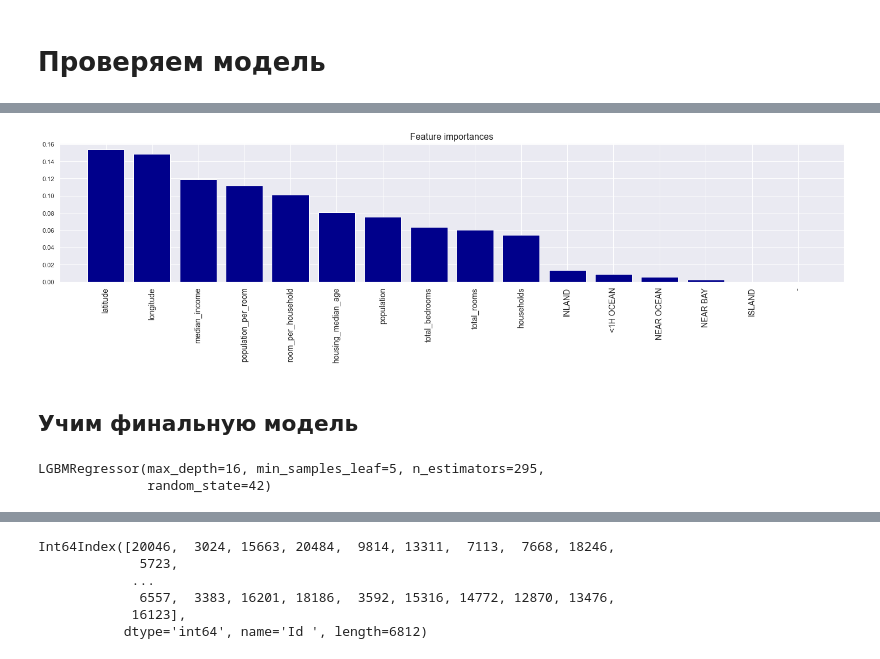
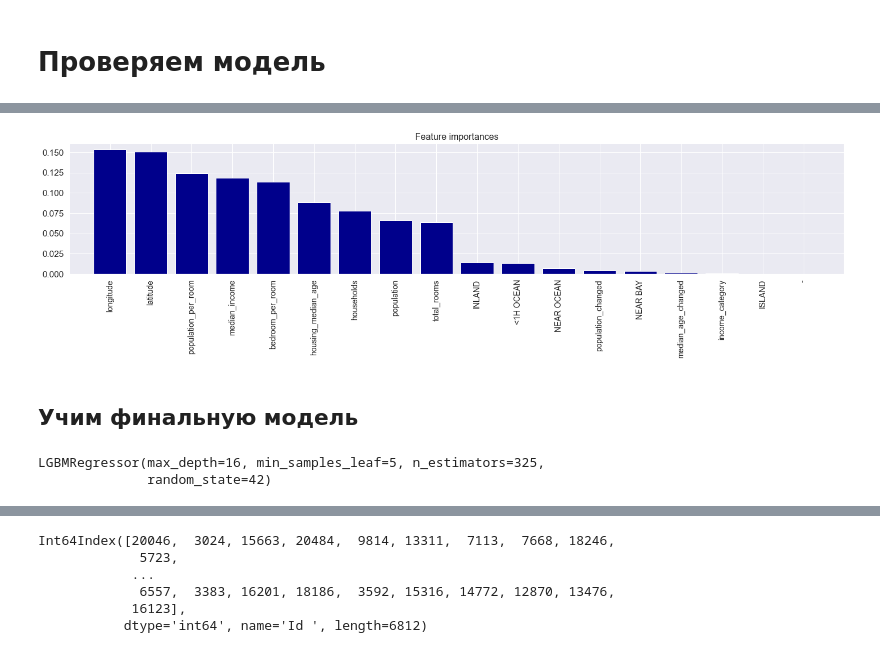
Before and after one commit to Maximrez/ITAcademySamsung, a Jupyter notebook: Predication_house_price.ipynb, the cells around one changed output, grey strips where cells are left out. Drawn from its saved outputs; the diff is of its cells as text; code cells hidden in the pictures.

```diff
--- a/Predication_house_price.ipynb
+++ b/Predication_house_price.ipynb
@@ -361,12 +452,10 @@ Index(['longitude', 'latitude', 'housing_median_age', 'total_rooms',
 # %%
-remain_features = ['longitude', 'latitude', 'housing_median_age', 'total_rooms',
-       'total_bedrooms', 'population', 'households', 'median_income', 'population_per_room', '-', '<1H OCEAN', 'INLAND',
-       'ISLAND', 'NEAR BAY', 'NEAR OCEAN', 'room_per_household']
+remain_features = ['longitude', 'latitude', 'housing_median_age', 'total_rooms', 'population', 'households', 'median_income', '-', '<1H OCEAN', 'INLAND', 'ISLAND', 'NEAR BAY', 'NEAR OCEAN', 'population_per_room', 'median_age_changed', 'population_changed', 'income_category', 'bedroom_per_room']
 
-X = X[remain_features]
-X_final = X_final[remain_features]
+X1 = X[remain_features]
+X1_final = X_final[remain_features]
 # %%
-X_train, X_test, y_train, y_test = train_test_split(X, y, test_size=0.3, random_state=42)
+X_train, X_test, y_train, y_test = train_test_split(X1, y, test_size=0.3, random_state=42)
 # %%
 maximum = 0
 maxi = 0
@@ -380,7 +469,12 @@ for i in range(10, 21, 1):
                  n_estimators=k,
                  random_state=42)
         model.fit(X_train, y_train)
+
         y_pred_test = model.predict(X_test)
+        for j in range(len(y_pred_test)):
+            if y_pred_test[j] > 500000:
+                y_pred_test[j] = 500001
+
         score = r2(y_test['median_house_value'], y_pred_test)
         if score > maximum:
             maximum = score
@@ -394,7 +506,7 @@ print(f"score: {maximum}")
 # %%
 model = LGBMRegressor(max_depth=16,
                              min_samples_leaf=5,
-                             n_estimators=295,
+                             n_estimators=325,
                              random_state=42)
 model.fit(X_train, y_train)
 # %% [output]
@@ -416,11 +528,11 @@ MSE:    2200677571.374
 # %%
-plot_feature_importances(importances = model.feature_importances_, X=X)
+plot_feature_importances(importances = model.feature_importances_, X=X1)
 # %% [output]
-[figure, old version]
+[figure, new version]
 # %% [markdown]
 ## Учим финальную модель
 # %%
-model.fit(X, y)
+model.fit(X1, y)
 # %% [output]
-LGBMRegressor(max_depth=16, min_samples_leaf=5, n_estimators=295,
+LGBMRegressor(max_depth=16, min_samples_leaf=5, n_estimators=325,
               random_state=42)
```
Also changed, not shown: parts of 26 cells of this notebook.
